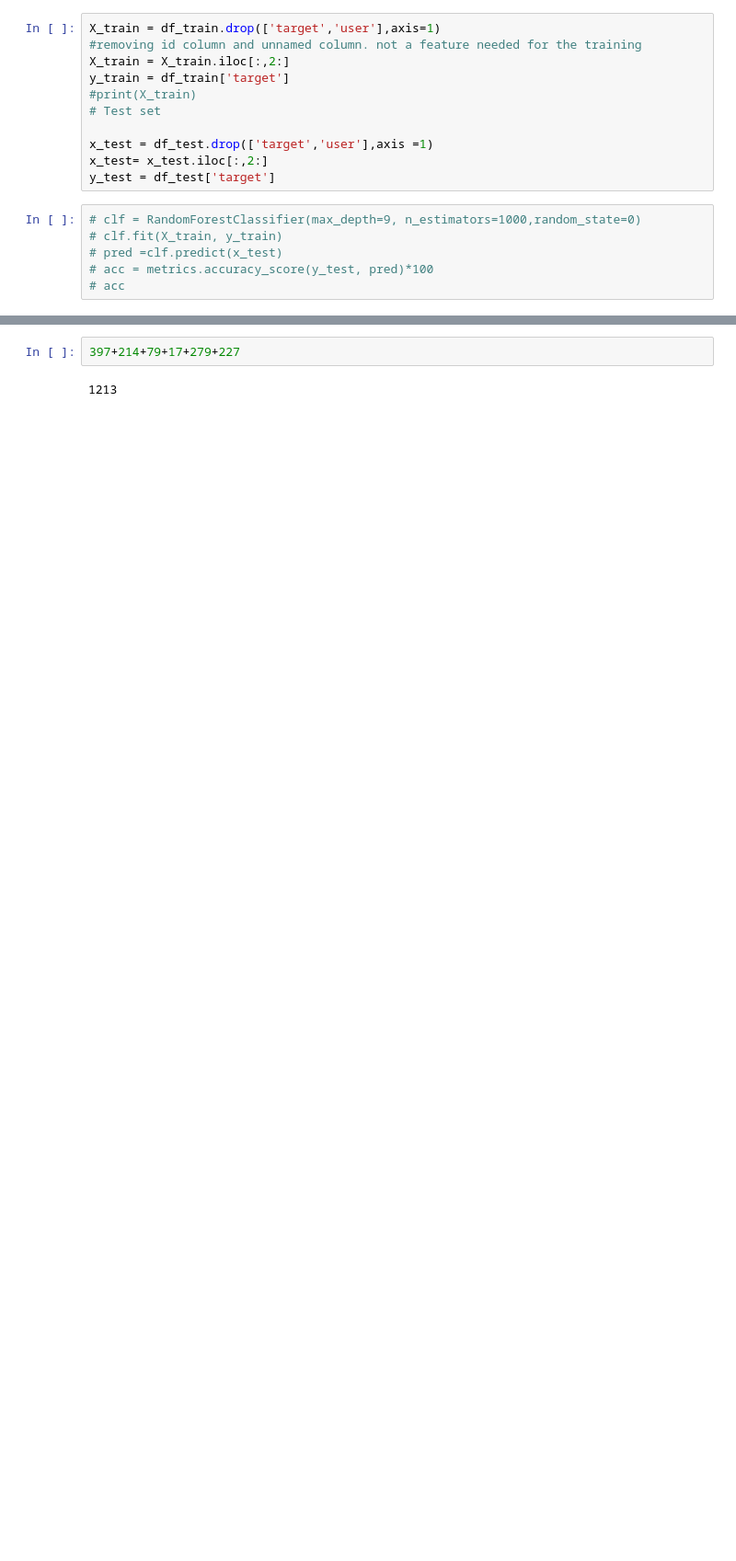
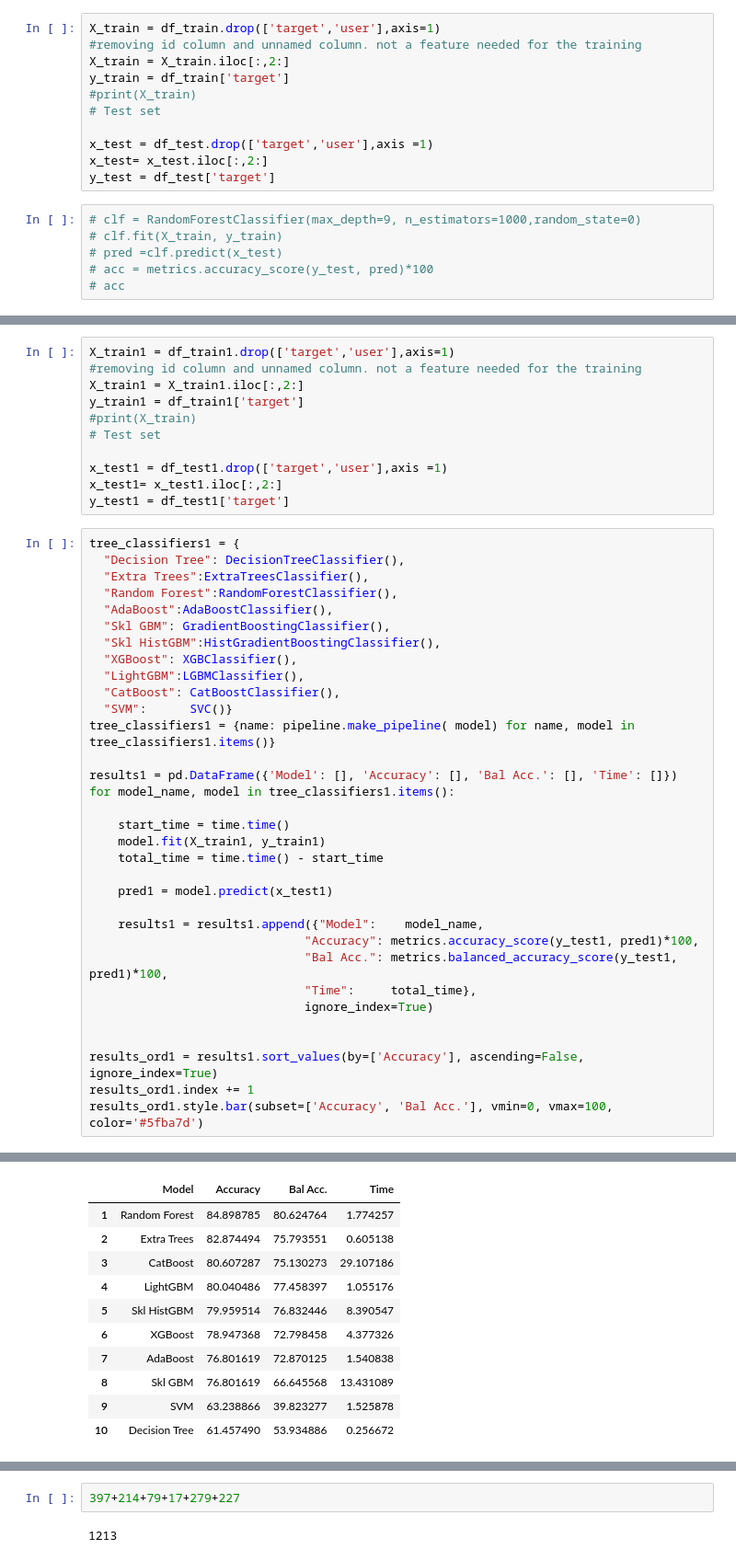
Before and after one commit to Islompulatov/Build_week_2, a Jupyter notebook: final_model_trainig.ipynb, the cells around one changed output, grey strips where cells are left out. Shown: that part at 92% size. Saved outputs shown, nothing was run; the diff lists cells and outputs as text; blank space fills up the shorter version.

Commit message:
final_model update

```diff
--- a/eda.ipynb
+++ b/final_model_trainig.ipynb
@@ -139,0 +187,45 @@ Learning rate set to 0.084249
+# %%
+X_train1 = df_train1.drop(['target','user'],axis=1)
+#removing id column and unnamed column. not a feature needed for the training
+X_train1 = X_train1.iloc[:,2:]
+y_train1 = df_train1['target']
+#print(X_train)
+# Test set
+
+x_test1 = df_test1.drop(['target','user'],axis =1)
+x_test1= x_test1.iloc[:,2:]
+y_test1 = df_test1['target']
+# %%
+tree_classifiers1 = {
+  "Decision Tree": DecisionTreeClassifier(),
+  "Extra Trees":ExtraTreesClassifier(),
+  "Random Forest":RandomForestClassifier(),
+  "AdaBoost":AdaBoostClassifier(),
+  "Skl GBM": GradientBoostingClassifier(),
+  "Skl HistGBM":HistGradientBoostingClassifier(),
+  "XGBoost": XGBClassifier(),
+  "LightGBM":LGBMClassifier(),
+  "CatBoost": CatBoostClassifier(),
+  "SVM":      SVC()}
+tree_classifiers1 = {name: pipeline.make_pipeline( model) for name, model in tree_classifiers1.items()}
+
+results1 = pd.DataFrame({'Model': [], 'Accuracy': [], 'Bal Acc.': [], 'Time': []})
+for model_name, model in tree_classifiers1.items():
+
+    start_time = time.time()
+    model.fit(X_train1, y_train1)
+    total_time = time.time() - start_time
+
+    pred1 = model.predict(x_test1)
+
+    results1 = results1.append({"Model":    model_name,
+                              "Accuracy": metrics.accuracy_score(y_test1, pred1)*100,
+                              "Bal Acc.": metrics.balanced_accuracy_score(y_test1, pred1)*100,
+                              "Time":     total_time},
+                              ignore_index=True)
+
+
+results_ord1 = results1.sort_values(by=['Accuracy'], ascending=False, ignore_index=True)
+results_ord1.index += 1
+results_ord1.style.bar(subset=['Accuracy', 'Bal Acc.'], vmin=0, vmax=100, color='#5fba7d')
+# %% [output]
@@ -139,0 +249,11 @@ Learning rate set to 0.084249
+|  | Model | Accuracy | Bal Acc. | Time |
+| 1 | Random Forest | 84.898785 | 80.624764 | 1.774257 |
+| 2 | Extra Trees | 82.874494 | 75.793551 | 0.605138 |
+| 3 | CatBoost | 80.607287 | 75.130273 | 29.107186 |
+| 4 | LightGBM | 80.040486 | 77.458397 | 1.055176 |
+| 5 | Skl HistGBM | 79.959514 | 76.832446 | 8.390547 |
+| 6 | XGBoost | 78.947368 | 72.798458 | 4.377326 |
+| 7 | AdaBoost | 76.801619 | 72.870125 | 1.540838 |
+| 8 | Skl GBM | 76.801619 | 66.645568 | 13.431089 |
+| 9 | SVM | 63.238866 | 39.823277 | 1.525878 |
+| 10 | Decision Tree | 61.457490 | 53.934886 | 0.256672 |
```
Also changed, not shown: parts of 17 cells of this notebook, 8 other files.
